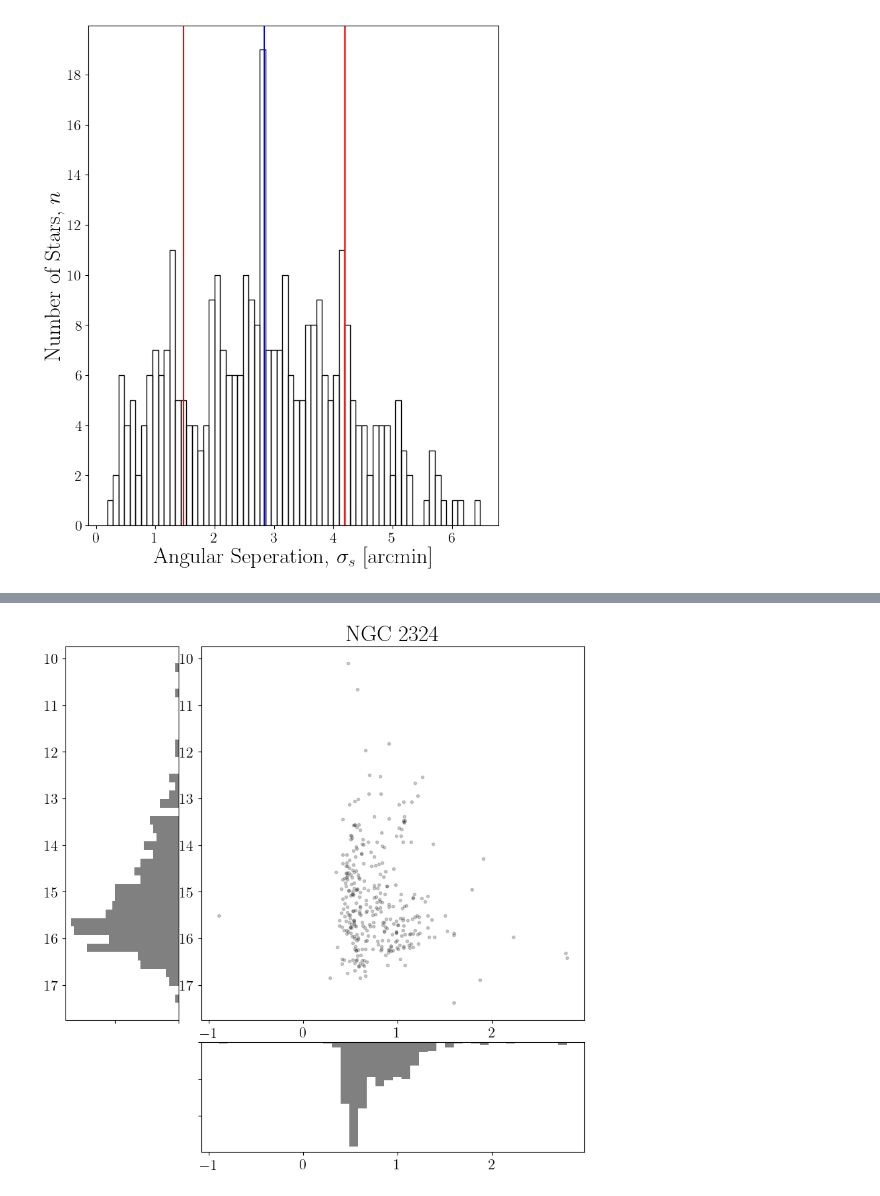
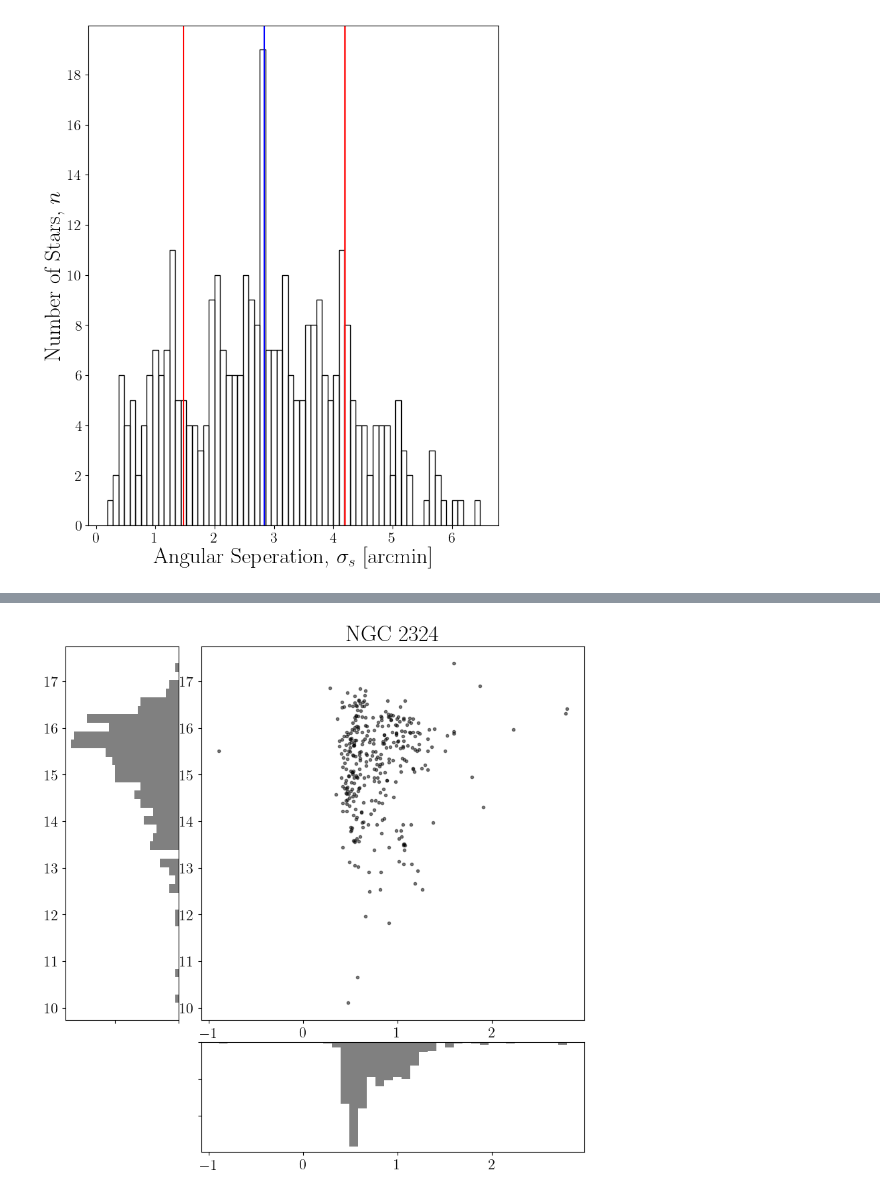
Before and after one commit to OwenJohnsons/Final_Year_Project, a Jupyter notebook: Code/classification.ipynb, the cells around one changed output, grey strips where cells are left out. Saved outputs shown, nothing was run; the diff lists cells and outputs as text; code cells hidden in the pictures.

```diff
--- a/Code/classification.ipynb
+++ b/Code/classification.ipynb
@@ -93,7 +97,7 @@ def common_sources(filename_V, filename_B, v_sources_raw, b_sources_raw):
     for star in v_cord:
         sep2cntr.append(center.separation(star).degree)
 
-    return v_sources, b_sources, np.array(sep2cntr)
+    return v_sources, b_sources, np.array(sep2cntr), v_cord
 # %% [markdown]
 Re-incorporating the script for photometry and doing the signal to noise calculation as per data analysis review.
 
@@ -133,12 +137,12 @@ def unifi_steps(filename_V, filename_B, table_index):
     raw_B_sources = starfinder(data_B, fwhm_B) # returns list of sources from DAO.
     raw_V_sources = starfinder(data_V, fwhm_V)
 
-    fil_V_sources, fil_B_sources, seperation_values = common_sources(filename_V, filename_B, raw_V_sources, raw_B_sources) # returns common sources between both B & V filters.
+    fil_V_sources, fil_B_sources, seperation_values, target_coords = common_sources(filename_V, filename_B, raw_V_sources, raw_B_sources) # returns common sources between both B & V filters.
 
     mag_V, snr_V = aper_photometry(data_V, fil_V_sources, aper_V, bkg_V)
     mag_B, snr_B = aper_photometry(data_B, fil_B_sources, aper_B, bkg_B)
 
-    return mag_V, mag_B, snr_B, snr_V, fil_V_sources, fil_B_sources, seperation_values
+    return mag_V, mag_B, snr_B, snr_V, fil_V_sources, fil_B_sources, seperation_values, target_coords
 # %%
 photo_params.head()
 # %% [output]
@@ -167,7 +171,7 @@ def covariance_propagation(x, slope_err, const_err):
 # %% [markdown]
 ## NGC 2324 Analysis
 # %%
-mag_V, mag_B, snr_B, snr_V, sources_V, sources_B, seperation = unifi_steps('astrometric_obs_data/NGC2324_V_wcs.fits', 'astrometric_obs_data/NGC2324_B_wcs.fits', 2)
+mag_V, mag_B, snr_B, snr_V, sources_V, sources_B, seperation, target_coords_v = unifi_steps('astrometric_obs_data/NGC2324_V_wcs.fits', 'astrometric_obs_data/NGC2324_B_wcs.fits', 2)
 
 mag_Bc = lin_func(mag_B, mag_params['slope'][0], mag_params['constant'][0])
 mag_Vc = lin_func(mag_V, mag_params['slope'][1], mag_params['constant'][1])
@@ -178,7 +182,7 @@ nan_mask = np.in1d(np.isnan(mag_Bc), np.isnan(mag_Vc))
 mag_Bc = mag_Bc[nan_mask]; mag_Vc = mag_Vc[nan_mask]
 
 data = pd.DataFrame({'mag_B': mag_Bc, 'emag_B':abs(1/snr_B)[nan_mask], 'mag_V':mag_Vc, 'emag_V':abs(1/snr_V)[nan_mask]})
-data.to_csv('calibrated_mags/berkeley28.csv')
+data.to_csv('calibrated_mags/NGC2324.csv')
 
 print('Average seperation from the center', seperation.mean()*60)
 # %% [output]
@@ -282,34 +296,34 @@ plt.rcParams['font.size'] = '16'
 
 # the data
 x = (mag_Bc - mag_Vc)[~np.isnan(mag_Bc)]
 y = mag_Vc[~np.isnan(mag_Bc)]
 
 # Set up the axes with gridspec
 fig = plt.figure(figsize=(10, 10), dpi = 100)
 grid = plt.GridSpec(4, 4, hspace=0.2, wspace=0.2)
 main_ax = fig.add_subplot(grid[:-1, 1:])
 y_hist = fig.add_subplot(grid[:-1, 0], xticklabels=[], sharey=main_ax)
 x_hist = fig.add_subplot(grid[-1, 1:], yticklabels=[], sharex=main_ax)
 
 
 # scatter points on the main axes
-main_ax.plot(x, y, 'ok', markersize=3, alpha=0.2)
+main_ax.plot(x, y, 'ok', markersize=3, alpha=0.5)
 
 # histogram on the attached axes
 x_hist.hist(x, 40, histtype='stepfilled',
             orientation='vertical', color='gray')
 x_hist.invert_yaxis()
 
 y_hist.hist(y, 40, histtype='stepfilled',
             orientation='horizontal', color='gray')
 y_hist.invert_xaxis()
 
 
 main_ax.set_title('NGC 2324', fontsize = 24)
 # main_ax.set_xticks([])
 # main_ax.set_yticks([])
-main_ax.invert_yaxis()
+# main_ax.invert_yaxis()
 plt.show()
 # %% [output]
-[figure, old version]
+[figure, new version]
 # %%
```
Also changed, not shown: parts of 8 cells of this notebook, 6 other files.
